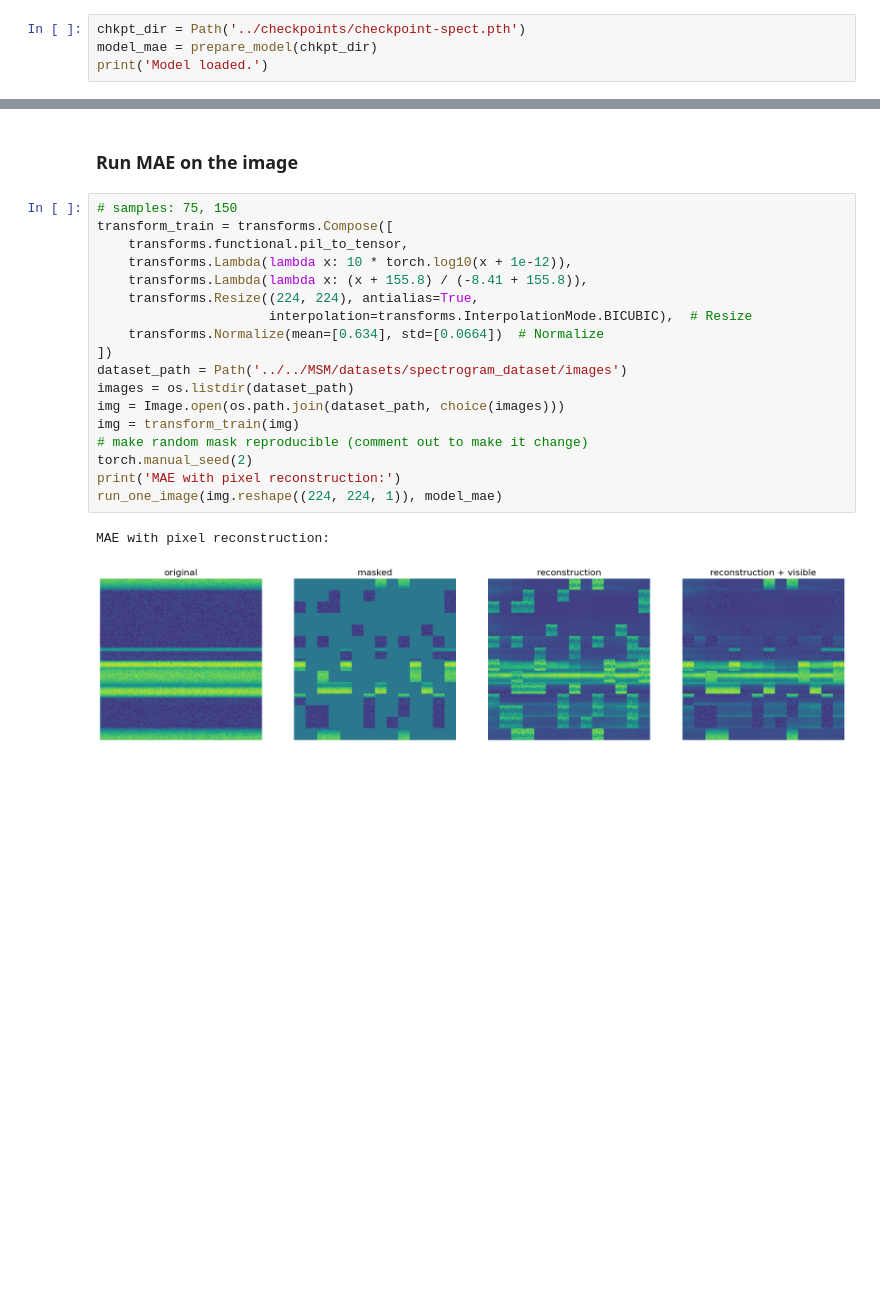
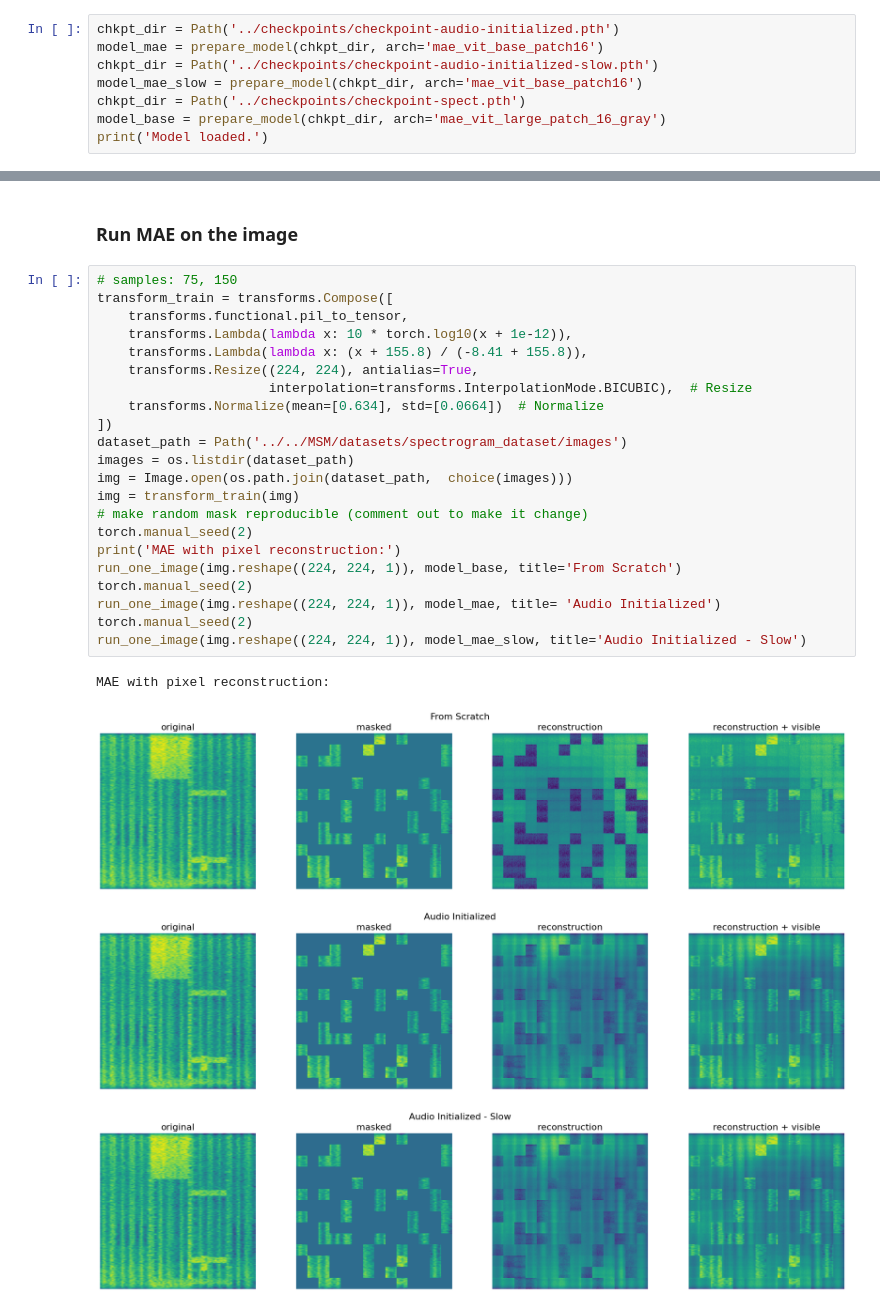
Before and after one commit to Mohammad-Hallaq/tiny-Waves-FM, a Jupyter notebook: demo/mae_visualize_spect.ipynb, the cells around one changed output, grey strips where cells are left out. Drawn from its saved outputs; the diff is of its cells as text; blank space fills up the shorter version.

```diff
--- a/demo/mae_visualize_spect.ipynb
+++ b/demo/mae_visualize_spect.ipynb
@@ -99,7 +96,11 @@ def run_one_image(img, model):
 # %% [markdown]
 ### Load a pre-trained MAE model
 # %%
+chkpt_dir = Path('../checkpoints/checkpoint-audio-initialized.pth')
+model_mae = prepare_model(chkpt_dir, arch='mae_vit_base_patch16')
+chkpt_dir = Path('../checkpoints/checkpoint-audio-initialized-slow.pth')
+model_mae_slow = prepare_model(chkpt_dir, arch='mae_vit_base_patch16')
 chkpt_dir = Path('../checkpoints/checkpoint-spect.pth')
-model_mae = prepare_model(chkpt_dir)
+model_base = prepare_model(chkpt_dir, arch='mae_vit_large_patch_16_gray')
 print('Model loaded.')
 # %% [output]
@@ -110,21 +113,27 @@ Model loaded.
 # %%
 # samples: 75, 150
 transform_train = transforms.Compose([
     transforms.functional.pil_to_tensor,
     transforms.Lambda(lambda x: 10 * torch.log10(x + 1e-12)),
     transforms.Lambda(lambda x: (x + 155.8) / (-8.41 + 155.8)),
     transforms.Resize((224, 224), antialias=True,
                       interpolation=transforms.InterpolationMode.BICUBIC),  # Resize
     transforms.Normalize(mean=[0.634], std=[0.0664])  # Normalize
 ])
 dataset_path = Path('../../MSM/datasets/spectrogram_dataset/images')
 images = os.listdir(dataset_path)
-img = Image.open(os.path.join(dataset_path, choice(images)))
+img = Image.open(os.path.join(dataset_path,  choice(images)))
 img = transform_train(img)
 # make random mask reproducible (comment out to make it change)
 torch.manual_seed(2)
 print('MAE with pixel reconstruction:')
-run_one_image(img.reshape((224, 224, 1)), model_mae)
+run_one_image(img.reshape((224, 224, 1)), model_base, title='From Scratch')
+torch.manual_seed(2)
+run_one_image(img.reshape((224, 224, 1)), model_mae, title= 'Audio Initialized')
+torch.manual_seed(2)
+run_one_image(img.reshape((224, 224, 1)), model_mae_slow, title='Audio Initialized - Slow')
 # %% [output]
 MAE with pixel reconstruction:
-[figure, old version]
+[figure, new version]
+[figure, added]
+[figure, added]
```
Also changed, not shown: parts of 2 cells of this notebook, 15 other files.
